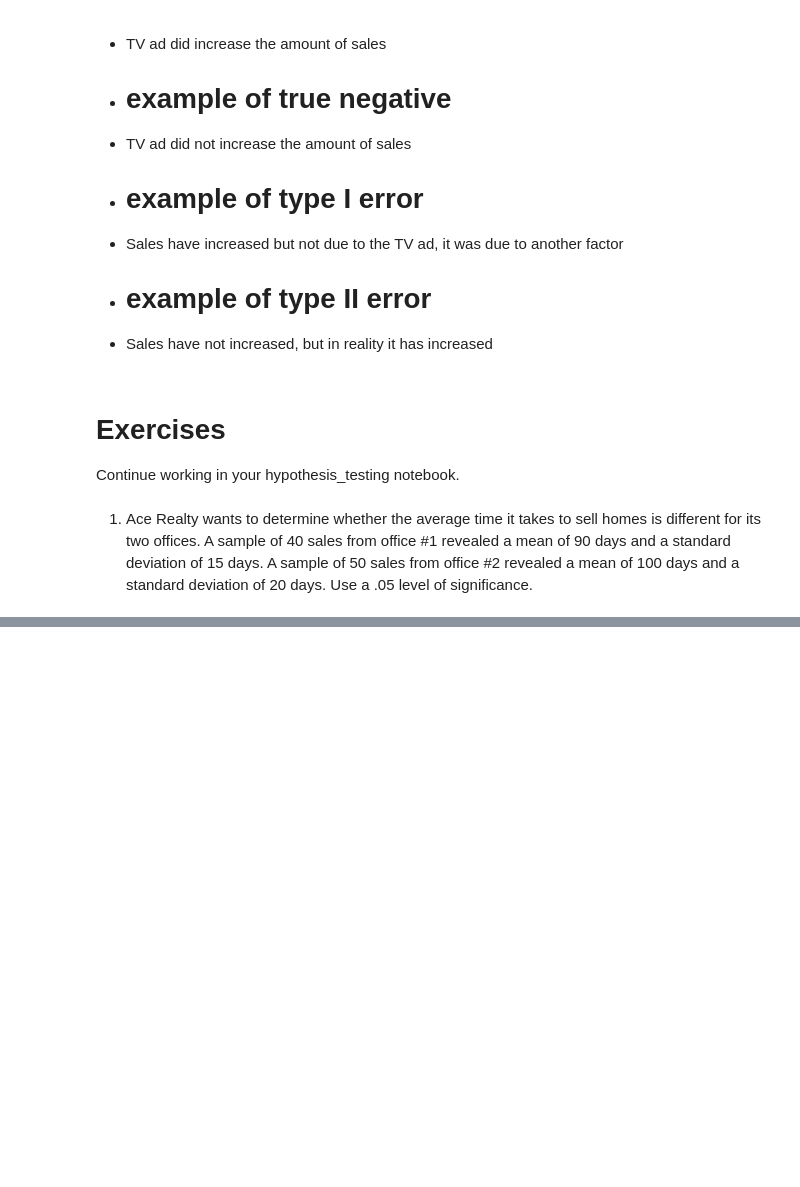
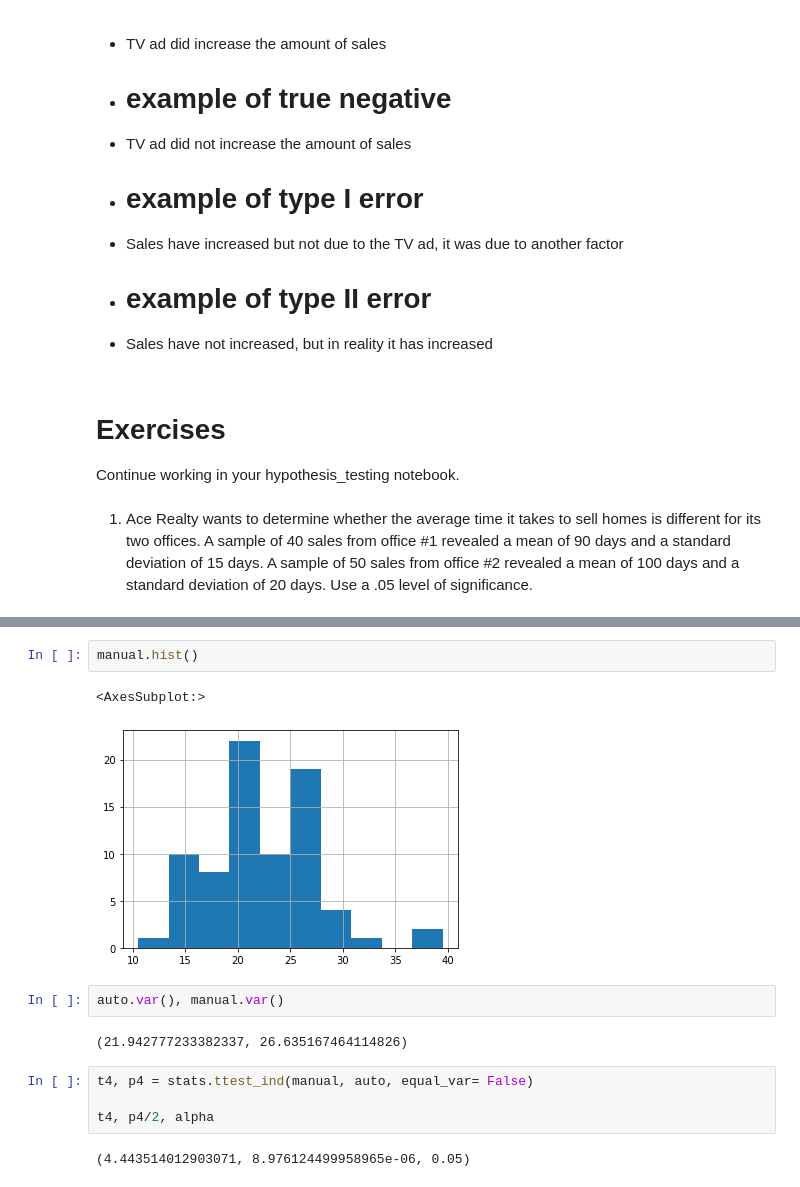
Before and after one commit to LinhQuach13/statistics-exercises, a Jupyter notebook: hypothesis_testing.ipynb, the cells around one changed output, grey strips where cells are left out. Cells and saved outputs as stored; diff of their text form; blank space fills up the shorter version.

```diff
--- a/hypothesis_testing.ipynb
+++ b/hypothesis_testing.ipynb
@@ -132,0 +424,15 @@ Continue working in your hypothesis_testing notebook.
+# %%
+manual.hist()
+# %% [output]
+<AxesSubplot:>
+[figure, added]
+# %%
+auto.var(), manual.var()
+# %% [output]
+(21.942777233382337, 26.635167464114826)
+# %%
+t4, p4 = stats.ttest_ind(manual, auto, equal_var= False)
+
+t4, p4/2, alpha
+# %% [output]
+(4.443514012903071, 8.976124499958965e-06, 0.05)
```
Also changed, not shown: parts of 40 cells of this notebook.
